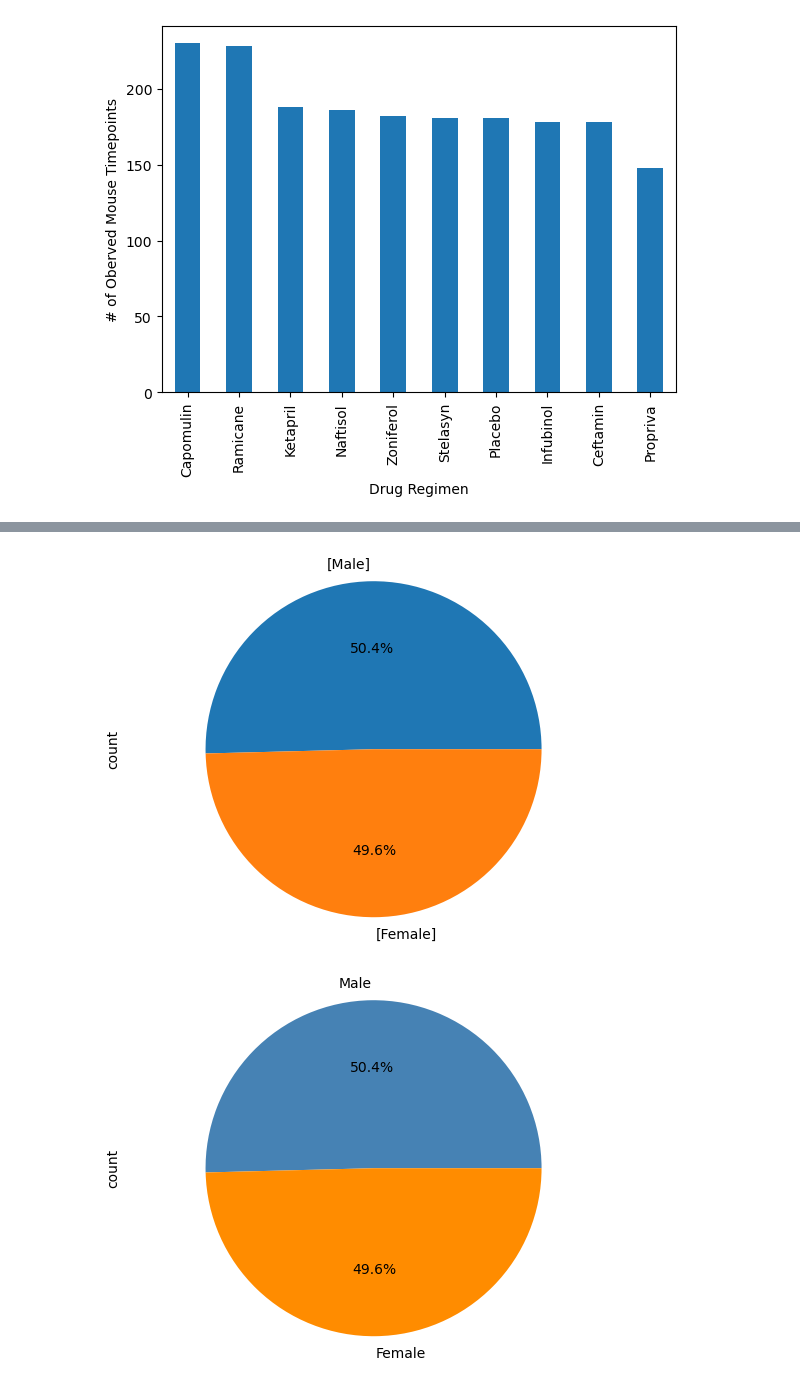
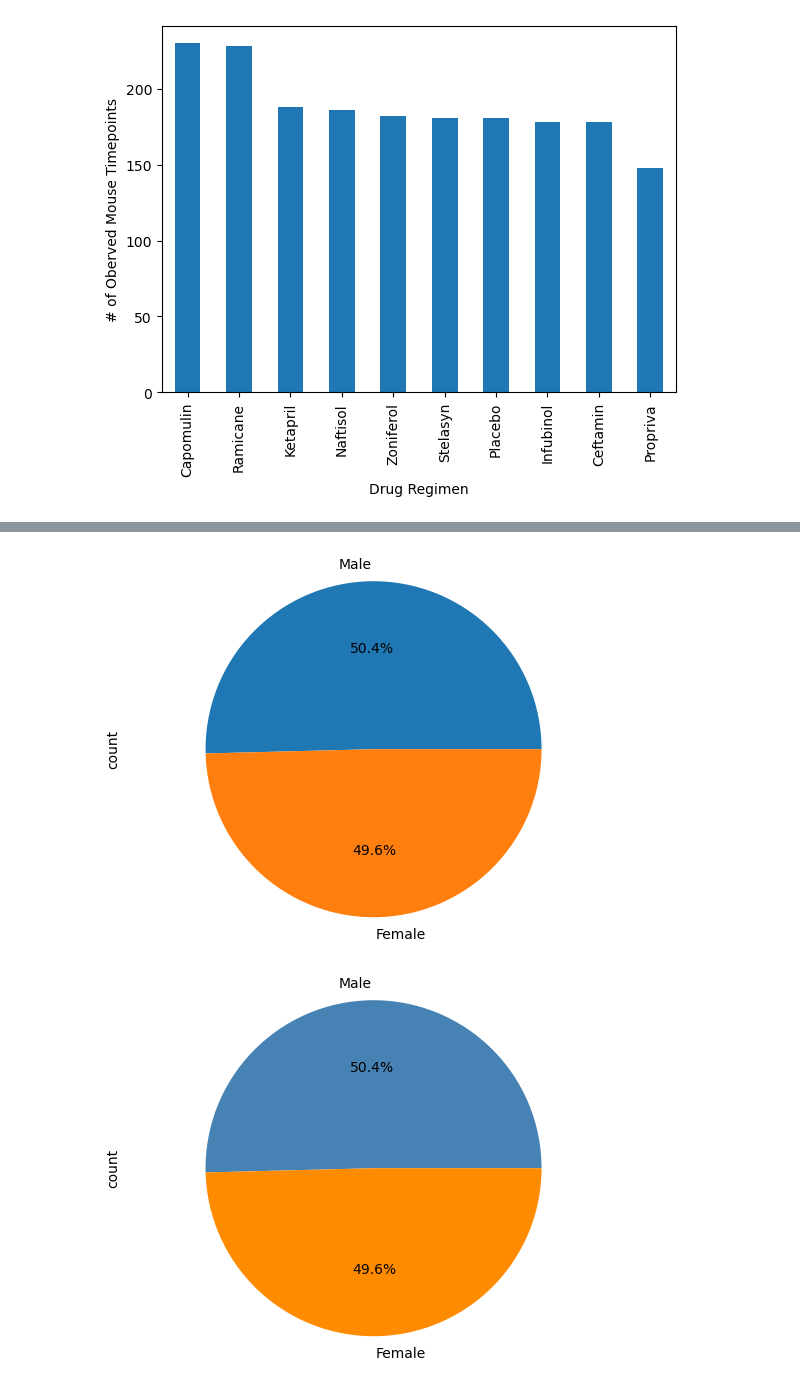
Before and after one commit to cbilinski101/Pymaceuticals, a Jupyter notebook: pymaceuticals_starter.ipynb, the cells around one changed output, grey strips where cells are left out. Cells and saved outputs as stored; diff of their text form; code cells hidden in the pictures.

```diff
--- a/pymaceuticals_starter.ipynb
+++ b/pymaceuticals_starter.ipynb
@@ -135,18 +143,18 @@ plt.show()
 # %%
 # Generate a pie chart, using Pandas, showing the distribution of unique female versus male mice used in the study
 
 # Get the unique mice with their gender
-male_female = clean_df.groupby('Mouse ID')['Sex'].unique()
+male_female = clean_df.groupby('Mouse ID')['Sex'].first()
 mf = male_female.value_counts()
 
 # Make the pie chart
 pie = mf.plot(kind='pie',autopct='%1.1f%%',y='Sex')
 
 plt.ylabel('count')
 plt.axis('equal')
 plt.show()
 # %% [output]
-[figure, old version]
+[figure, new version]
 # %%
 # Generate a pie chart, using pyplot, showing the distribution of unique female versus male mice used in the study
 
```
Also changed, not shown: parts of 7 cells of this notebook.
